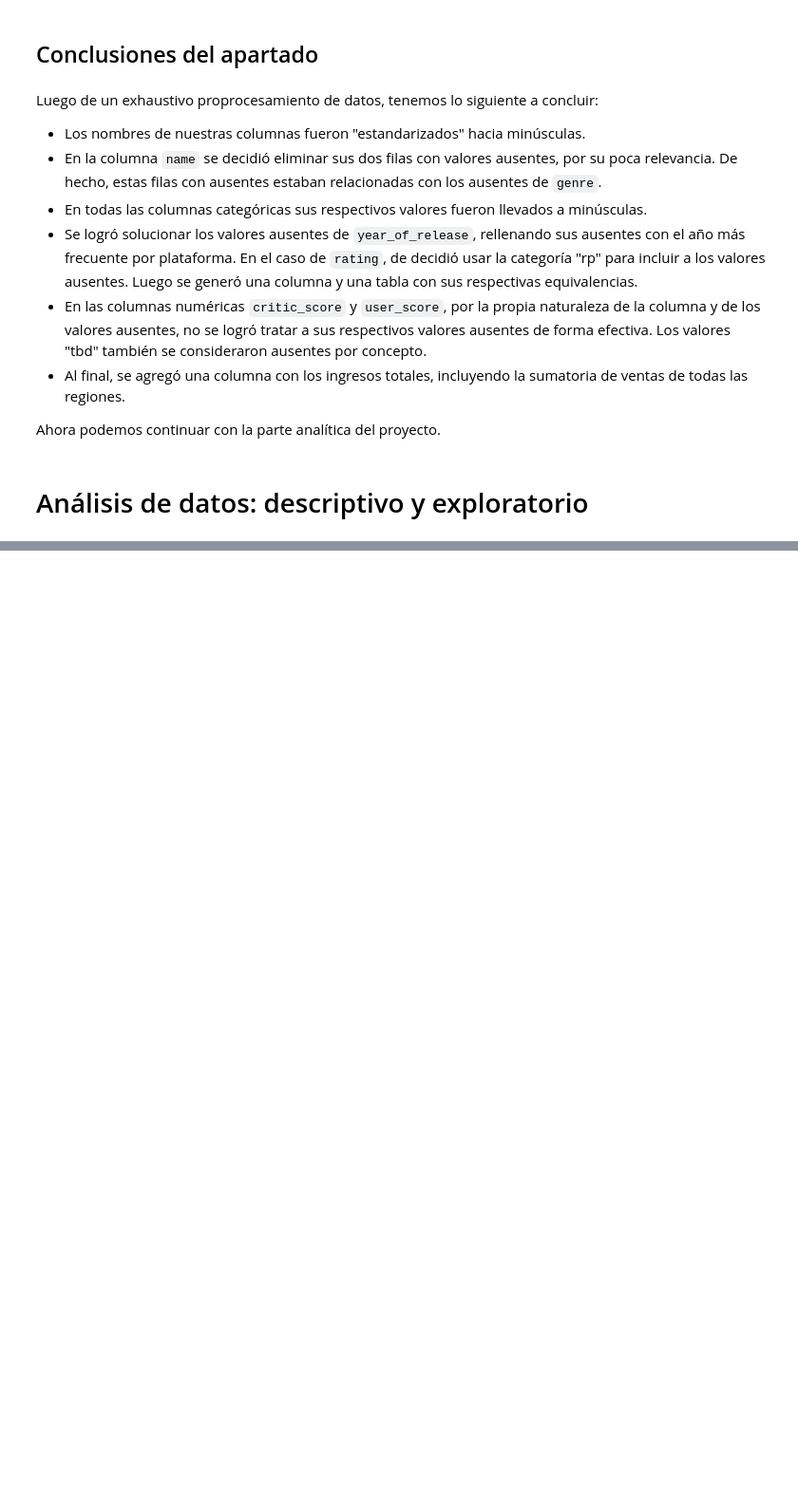
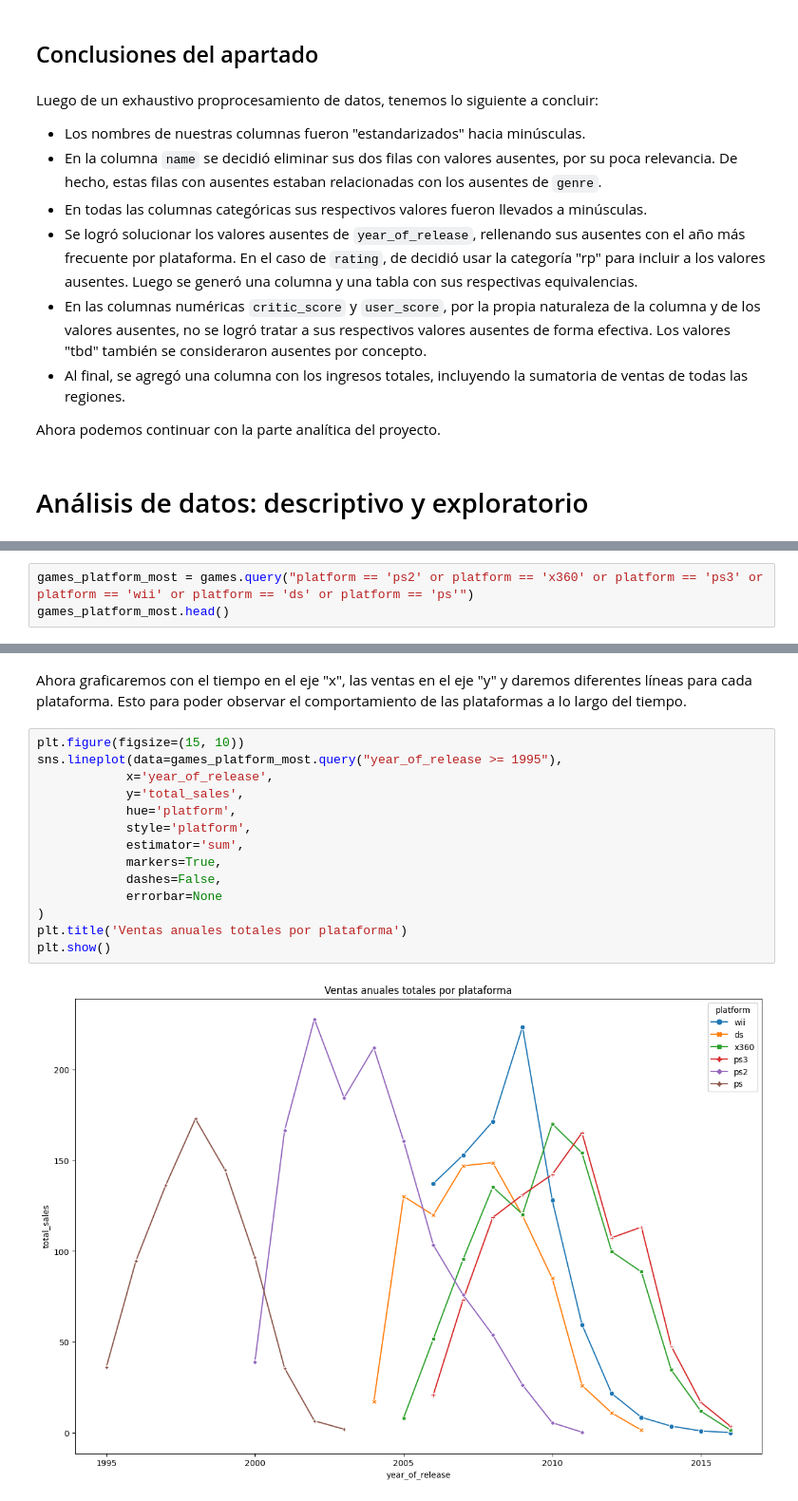
Before and after one commit to ChristianMartinezCaceres/Practicum-portfolio, a Jupyter notebook: 05_proyecto_integrado_1/880e6491-cf4d-49cf-bb3e-0f71d7ced7bd.ipynb, the cells around one changed output, grey strips where cells are left out. Shown at 95% size. Saved outputs shown, nothing was run; the diff lists cells and outputs as text; blank space fills up the shorter version.

```diff
--- a/05_proyecto_integrado_1/880e6491-cf4d-49cf-bb3e-0f71d7ced7bd.ipynb
+++ b/05_proyecto_integrado_1/880e6491-cf4d-49cf-bb3e-0f71d7ced7bd.ipynb
@@ -732,0 +803,3 @@ Ahora podemos continuar con la parte analítica del proyecto.
+# %%
+games_platform_most = games.query("platform == 'ps2' or platform == 'x360' or platform == 'ps3' or platform == 'wii' or platform == 'ds' or platform == 'ps'")
+games_platform_most.head()
@@ -732,0 +813,18 @@ Ahora podemos continuar con la parte analítica del proyecto.
+# %% [markdown]
+Ahora graficaremos con el tiempo en el eje "x", las ventas en el eje "y" y daremos diferentes líneas para cada plataforma. Esto para poder observar el comportamiento de las plataformas a lo largo del tiempo.
+# %%
+plt.figure(figsize=(15, 10))
+sns.lineplot(data=games_platform_most.query("year_of_release >= 1995"),
+            x='year_of_release',
+            y='total_sales',
+            hue='platform',
+            style='platform',
+            estimator='sum',
+            markers=True,
+            dashes=False,
+            errorbar=None
+)
+plt.title('Ventas anuales totales por plataforma')
+plt.show()
+# %% [output]
+[figure, added]
```
Also changed, not shown: parts of 45 cells of this notebook.
